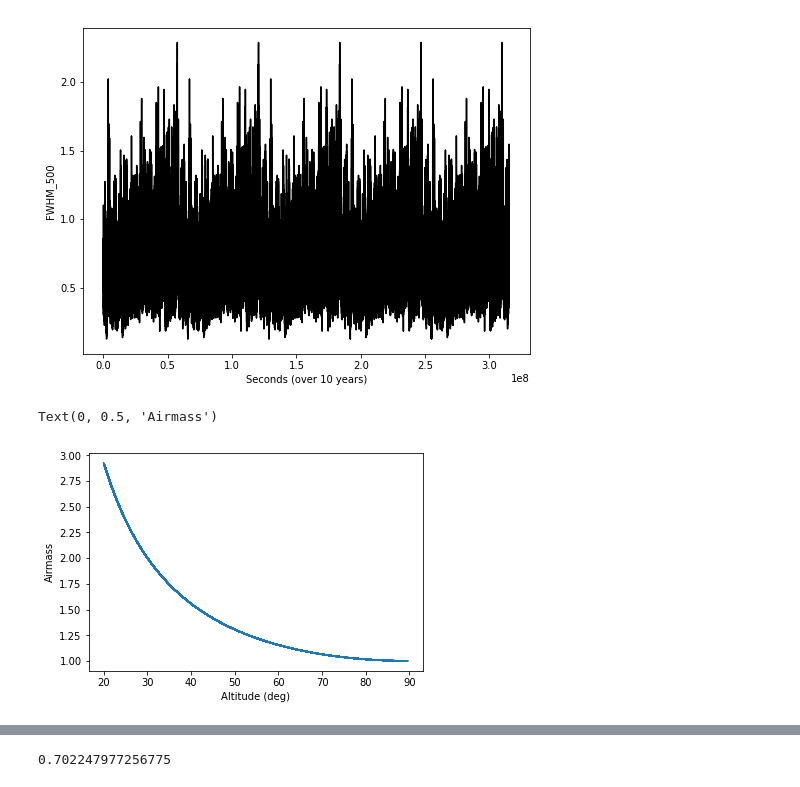
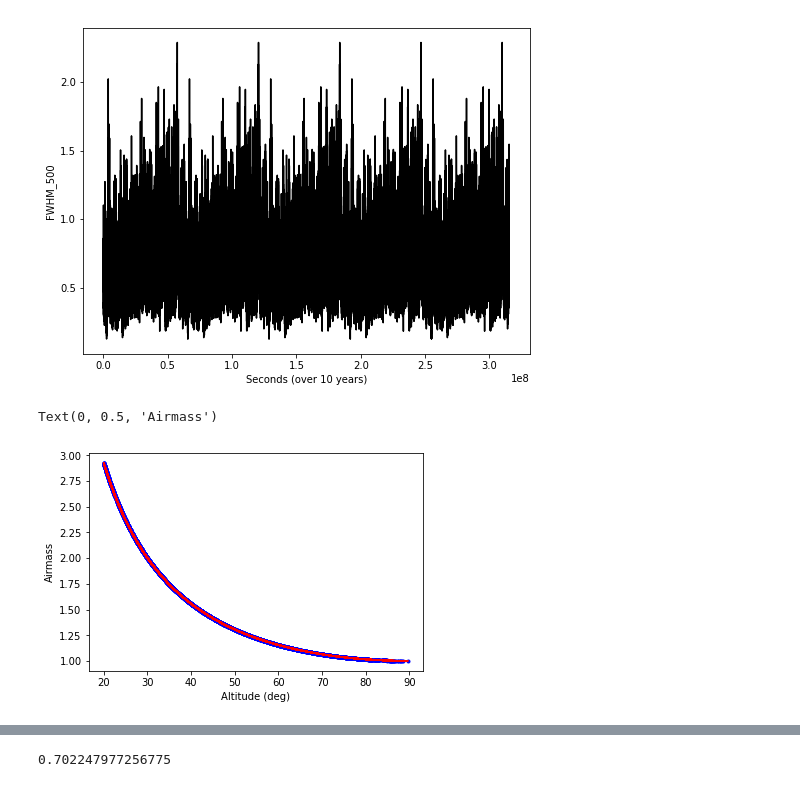
Before and after one commit to rhiannonlynne/notebooks, a Jupyter notebook: SeeingModel Demo.ipynb, the cells around one changed output, grey strips where cells are left out. Cells and saved outputs as stored; diff of their text form; code cells hidden in the pictures.

Commit message:
Update seeing model demo, reran masked array

```diff
--- a/SeeingModel Demo.ipynb
+++ b/SeeingModel Demo.ipynb
@@ -69,24 +69,29 @@ Text(0, 0.5, 'FWHM_500')
 # %%
 # Set up grid around sky .. (places we'd be likely to calculate the FWHM_eff in the FBS)
 lsst_site = Site('LSST')
 nside = 32
 hpid = np.arange(hp.nside2npix(nside))
 ra, dec = _hpid2RaDec(nside, hpid)
 alt, az = _approx_RaDec2AltAz(ra, dec, lsst_site.latitude_rad, lsst_site.longitude_rad, t2.mjd)
 
 # If we set the mask here - it propagates.
 mask = np.where(alt < np.radians(20), True, False)
 visible = np.where(alt > np.radians(20))
-
-# I wonder if that makes this calculation faster? (Is it skipping the masked pixels?)
-# ... output of next two cells says no, Masked Arrays are markedly slower!
 airmass = 1./np.cos(np.pi/2. - alt)
 
-plt.plot(np.degrees(alt[visible]), airmass[visible])
+# I wonder if masked arrays makes this calculation faster? (Is it skipping the masked pixels?)
+# ... output of next two cells says no, Masked Arrays are markedly slower!
+# best way is to use a boolean mask?
+
+altM = ma.MaskedArray(data=alt, mask=mask, fill_value=0)
+airmassM = 1./np.cos(np.pi/2. - altM)
+
+plt.plot(np.degrees(alt[visible]), airmass[visible], 'b.')
+plt.plot(np.degrees(altM), airmassM, 'r')
 plt.xlabel('Altitude (deg)')
 plt.ylabel('Airmass')
 # %% [output]
 Text(0, 0.5, 'Airmass')
-[figure, old version]
+[figure, new version]
 # %%
 %%timeit
```
Also changed, not shown: parts of 8 cells of this notebook.
